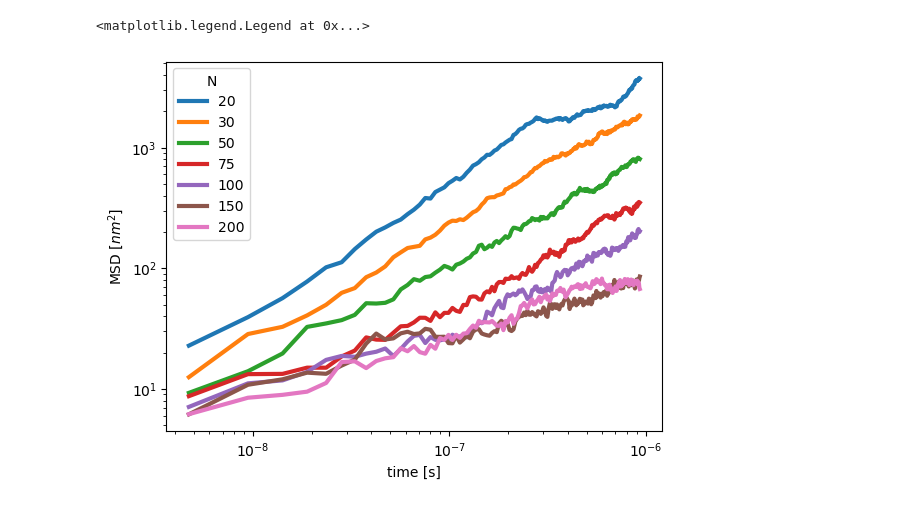
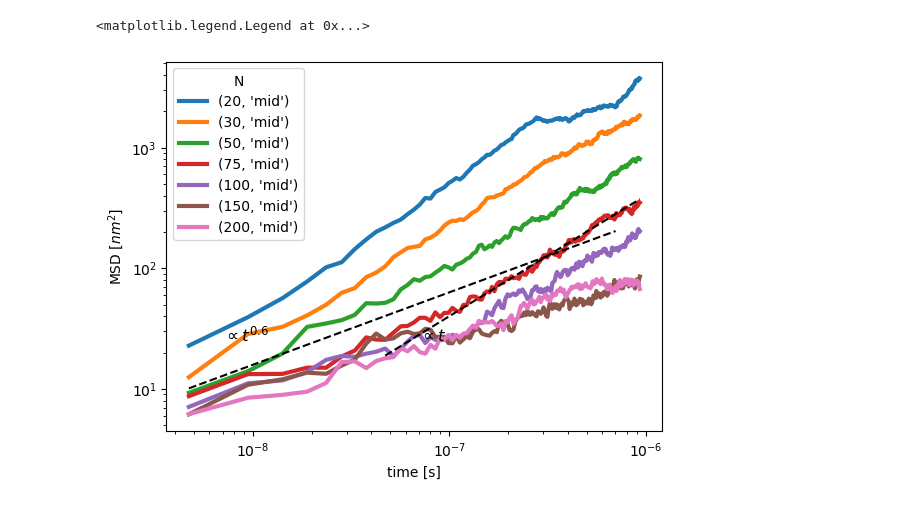
Before and after one commit to StephMcCallum/Entanglements, a Jupyter notebook: notebooks/plot-msds.ipynb, the cells around one changed output. Cells and saved outputs as stored; diff of their text form; code cells hidden in the pictures.

```diff
--- a/notebooks/plot-msds.ipynb
+++ b/notebooks/plot-msds.ipynb
@@ -80,29 +8,29 @@ plt.legend(title="N")
 # %%
 for length, jobs in project.find_jobs({"doc.sampled": True}).groupby("doc.lengths"):
     for job in jobs:
         time = np.load(job.fn("msd_time_mid.npy"))
         msd_nm = np.load(job.fn("msd_data_real_nm_squared_mid.npy"))
-        plt.plot(time[1:], msd_nm[1:], linewidth=3, label=length)
-'''   plt.plot(
-        time[1:150],
-        time[1:150]**(0.6) * 10e5,
-        color="black",
-        linestyle="--"
-    )
-    plt.plot(
-        time[10:],
-        time[10:] * 4e8,
-        color="black",
-        linestyle="--"
-    )
-    plt.text(0.7e-8, 25, "$\propto t^{0.6}$",fontsize=12, color="black")
-    plt.text(0.7e-7, 25, "$\propto t$",fontsize=12, color="black")
-'''
+        plt.plot(time[1:], msd_nm[1:], linewidth=3, label=(length,"mid"))
+plt.plot(
+    time[1:150],
+    time[1:150]**(0.6) * 10e5,
+    color="black",
+    linestyle="--"
+)
+plt.plot(
+    time[10:],
+    time[10:] * 4e8,
+    color="black",
+    linestyle="--"
+)
+plt.text(0.7e-8, 25, "$\propto t^{0.6}$",fontsize=12, color="black")
+plt.text(0.7e-7, 25, "$\propto t$",fontsize=12, color="black")
+
 plt.xscale("log")
 plt.yscale("log")
 plt.xlabel("time [s]")
 plt.ylabel("MSD [$nm^2]$")
 plt.legend(title="N")
 # %% [output]
 <matplotlib.legend.Legend at 0x...>
-[figure, old version]
+[figure, new version]
```
Also changed, not shown: parts of 8 cells of this notebook, 2 other files.
